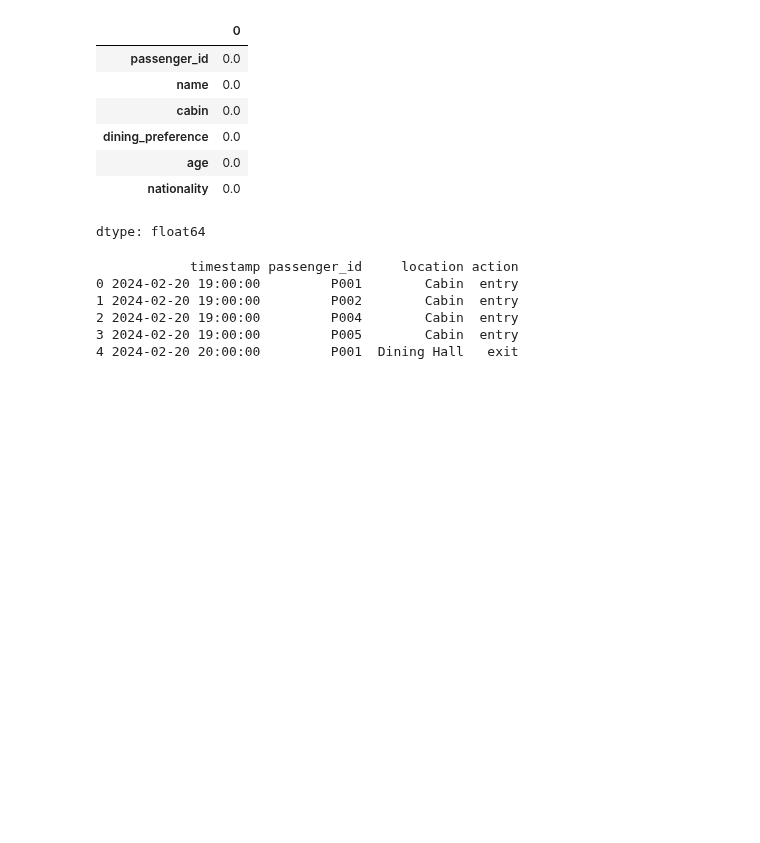
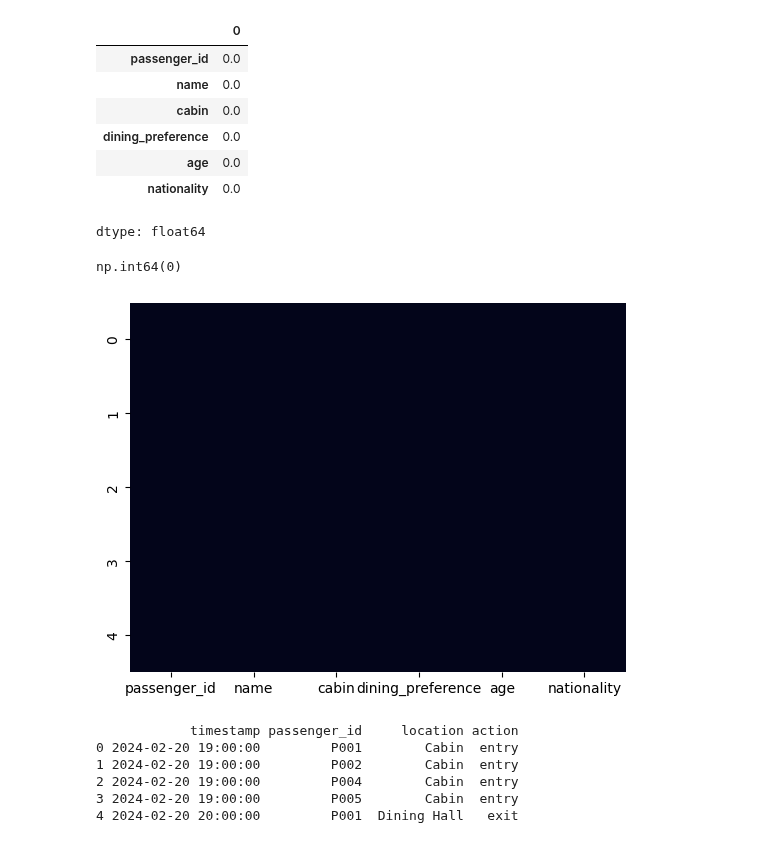
Before and after one commit to m-zayed5722/Miscellaneous-Projects, a Jupyter notebook: DS_Practice.ipynb, the cells around one changed output. Drawn from its saved outputs; the diff is of its cells as text; code cells hidden in the pictures; blank space fills up the shorter version.

```diff
--- a/DS_Practice.ipynb
+++ b/DS_Practice.ipynb
@@ -137,3 +152,12 @@ df2.describe()
 | age | 0.0 |
 | nationality | 0.0 |
 dtype: float64
+# %%
+df2.isnull().sum().sum()
+# %% [output]
+np.int64(0)
+# %%
+sns.heatmap(df2.isnull(), cbar=False)
+plt.show()
+# %% [output]
+[figure, added]
```
Also changed, not shown: parts of 6 cells of this notebook.
